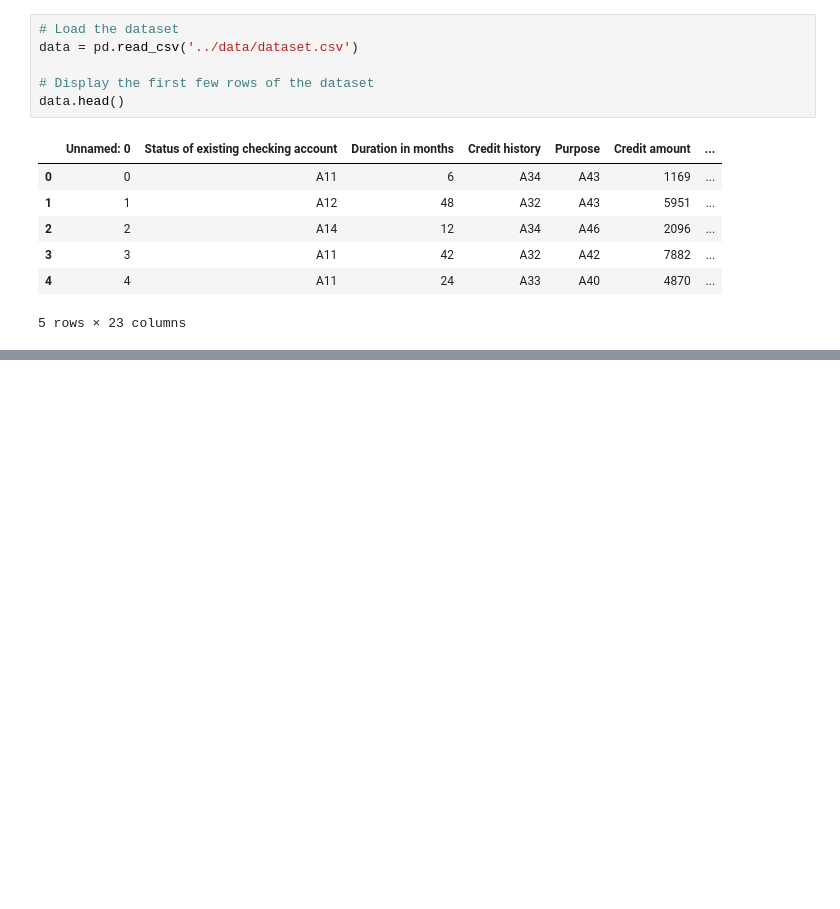
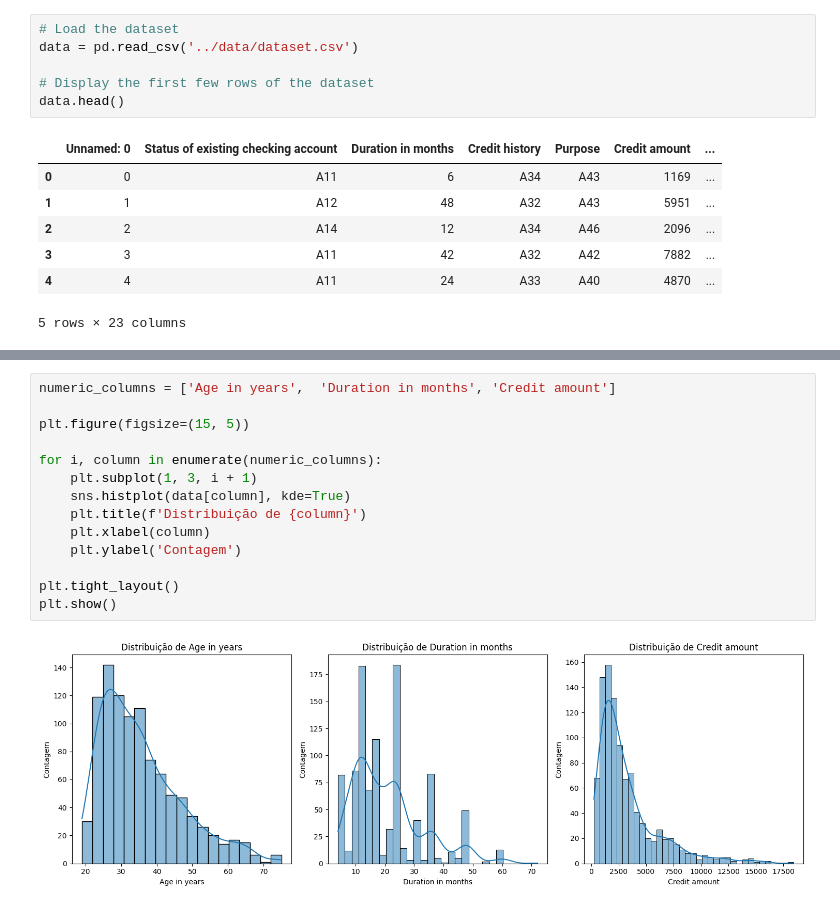
Before and after one commit to sumup-challenges/lending-ds-challenge, a Jupyter notebook: your-work/your-code.ipynb, the cells around one changed output, grey strips where cells are left out. Cells and saved outputs as stored; diff of their text form; blank space fills up the shorter version.

```diff
--- a/your-work/your-code.ipynb
+++ b/your-work/your-code.ipynb
@@ -49,0 +225,16 @@ data.head()
+# %%
+numeric_columns = ['Age in years',  'Duration in months', 'Credit amount']
+
+plt.figure(figsize=(15, 5))
+
+for i, column in enumerate(numeric_columns):
+    plt.subplot(1, 3, i + 1)
+    sns.histplot(data[column], kde=True)
+    plt.title(f'Distribuição de {column}')
+    plt.xlabel(column)
+    plt.ylabel('Contagem')
+
+plt.tight_layout()
+plt.show()
+# %% [output]
+[figure, added]
```
Also changed, not shown: parts of 76 cells of this notebook.
